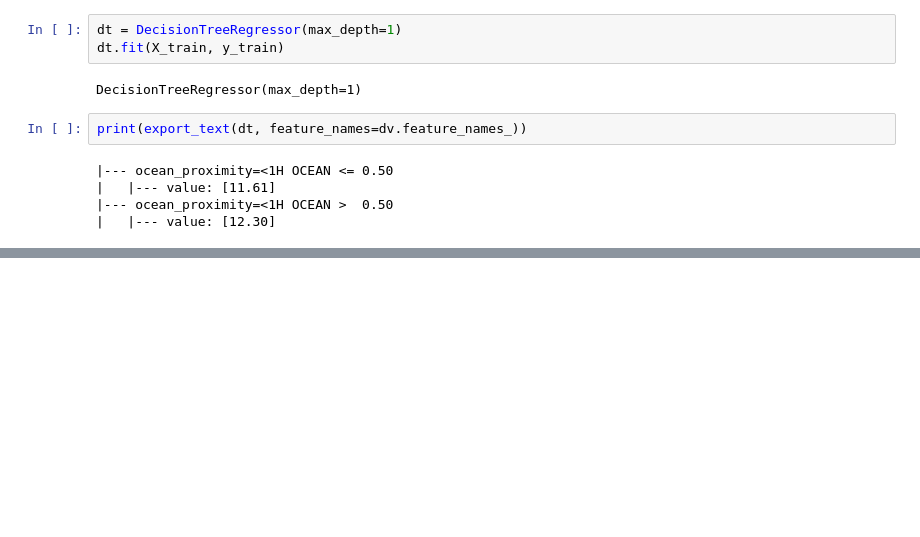
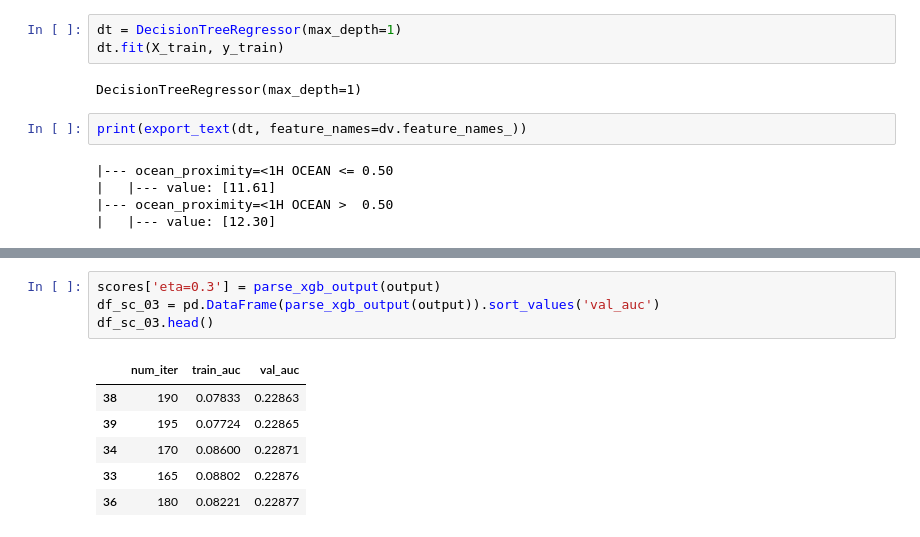
Before and after one commit to BeckMarquez/ML_zoomcamp_2023, a Jupyter notebook: HW_w6_trees.ipynb, the cells around one changed output, grey strips where cells are left out. Cells and saved outputs as stored; diff of their text form; blank space fills up the shorter version.

```diff
--- a/HW_w6_trees.ipynb
+++ b/HW_w6_trees.ipynb
@@ -168,0 +421,11 @@ print(export_text(dt, feature_names=dv.feature_names_))
+# %%
+scores['eta=0.3'] = parse_xgb_output(output)
+df_sc_03 = pd.DataFrame(parse_xgb_output(output)).sort_values('val_auc')
+df_sc_03.head()
+# %% [output]
+|  | num_iter | train_auc | val_auc |
+| 38 | 190 | 0.07833 | 0.22863 |
+| 39 | 195 | 0.07724 | 0.22865 |
+| 34 | 170 | 0.08600 | 0.22871 |
+| 33 | 165 | 0.08802 | 0.22876 |
+| 36 | 180 | 0.08221 | 0.22877 |
```
Also changed, not shown: parts of 28 cells of this notebook.
